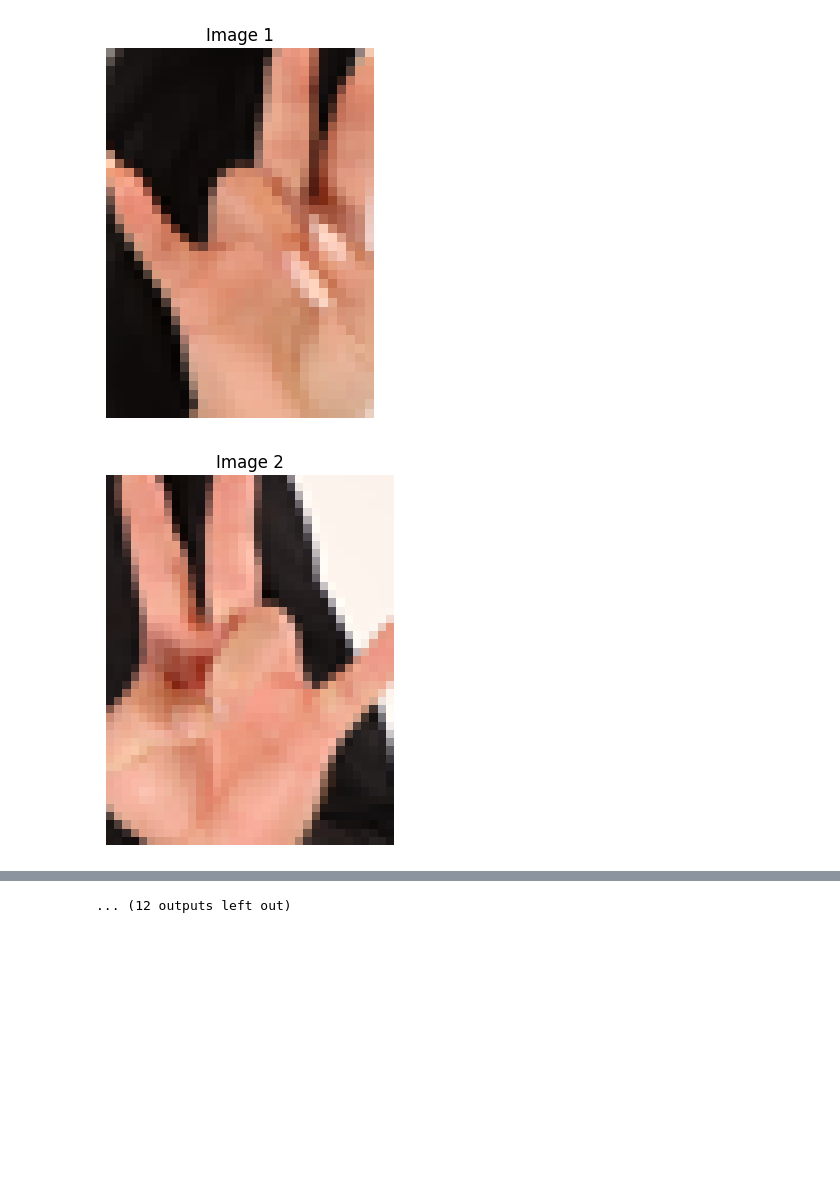
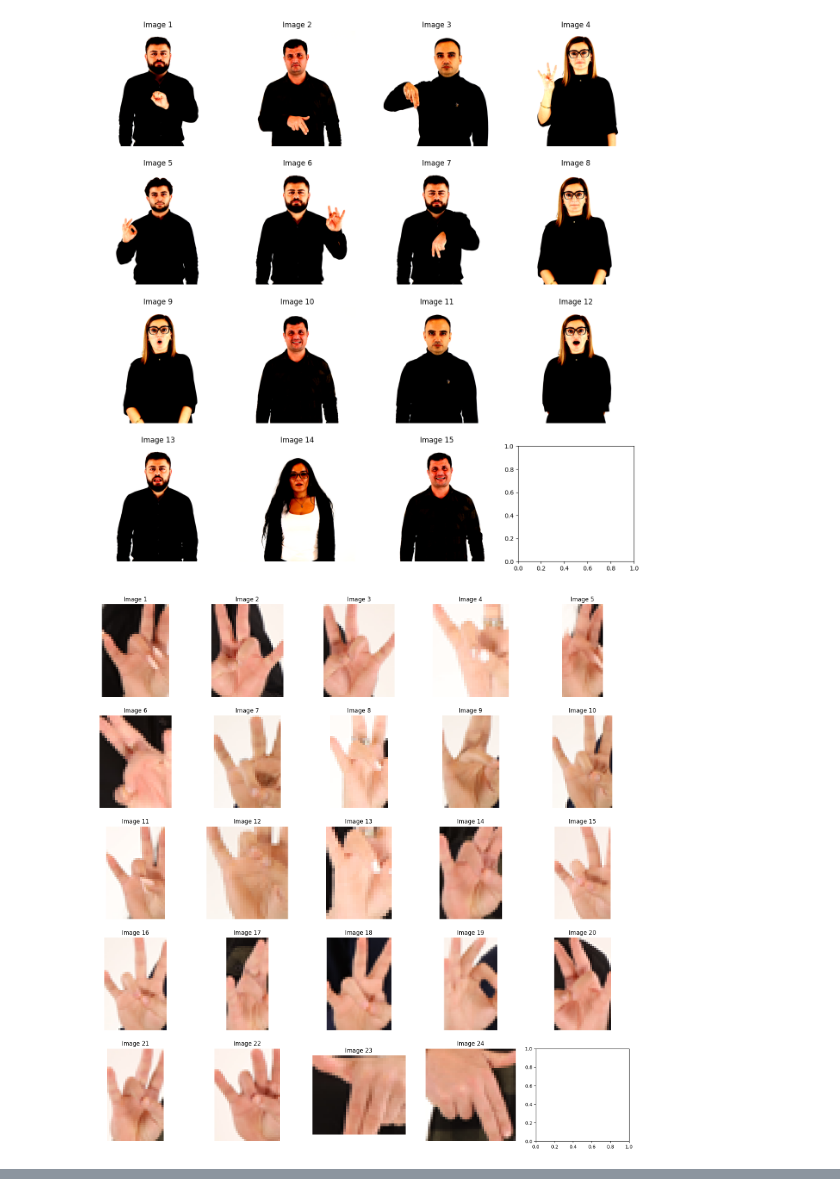
Before and after one commit to ADA-SITE-JML/gesture_face_features, a Jupyter notebook: code/feature_visualization.ipynb, the cells around one changed output, grey strips where cells are left out. Drawn from its saved outputs; the diff is of its cells as text; code cells hidden in the pictures; blank space fills up the shorter version.

```diff
--- a/code/feature_visualization.ipynb
+++ b/code/feature_visualization.ipynb
@@ -104,10 +132,11 @@ Heatmap not found for IMG_2908
+# %%
+plot_imgs(contrasted, 4)
+# %% [output]
+[figure, added]
 # %%
 hand_path = os.path.join(PATH, "cropped_hands")
-
 # input_dim = (224, 224)
 # extract_hand_mp(conf.imgs["sign"], input_dim, output_path=hand_path)
-
-plot_imgs(hand_path)
+plot_imgs(hand_path, imgs_per_row=5)
 # %% [output]
-[figure, old version]
+[figure, new version]
-[figure, removed]
@@ -124 +142,0 @@ plot_imgs(hand_path)
-... (12 outputs left out)
```
Also changed, not shown: parts of 9 cells of this notebook, 2 other files.
